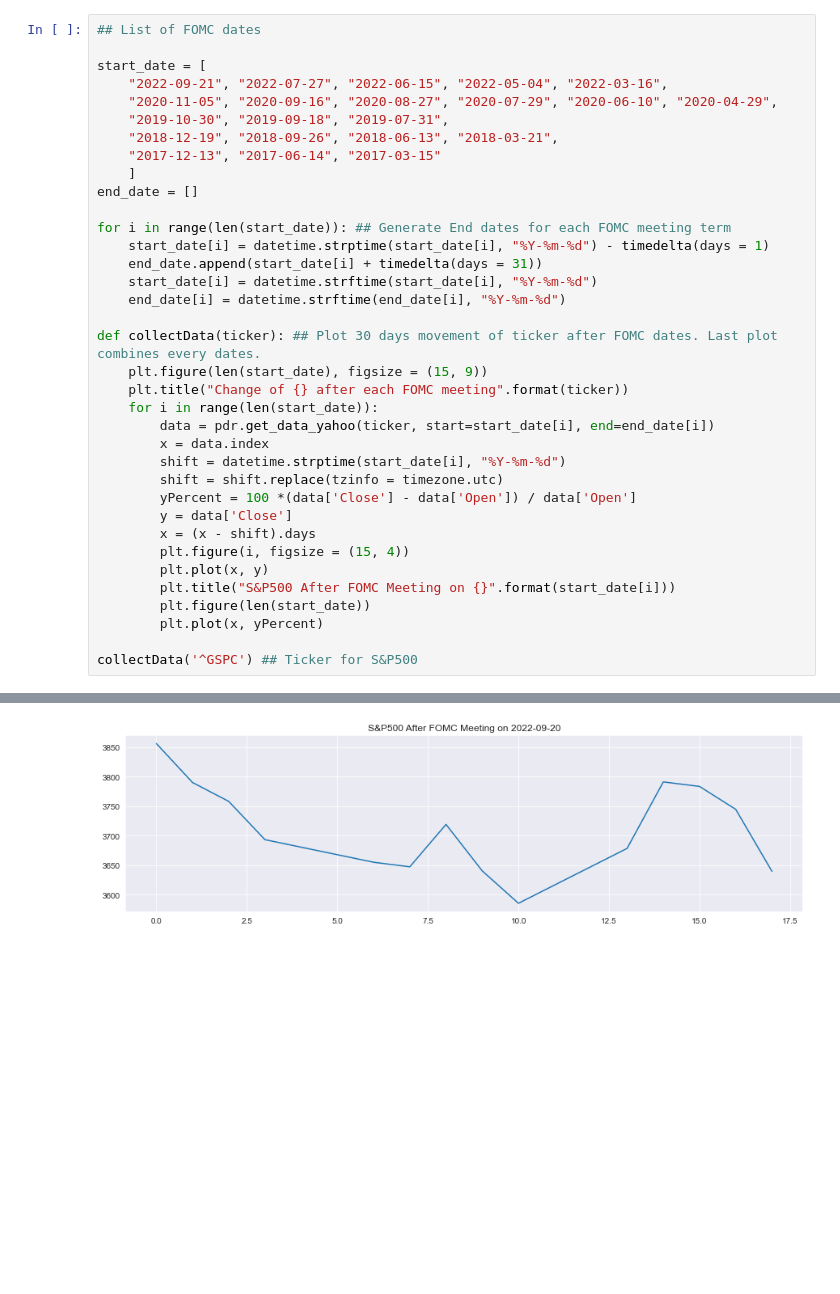
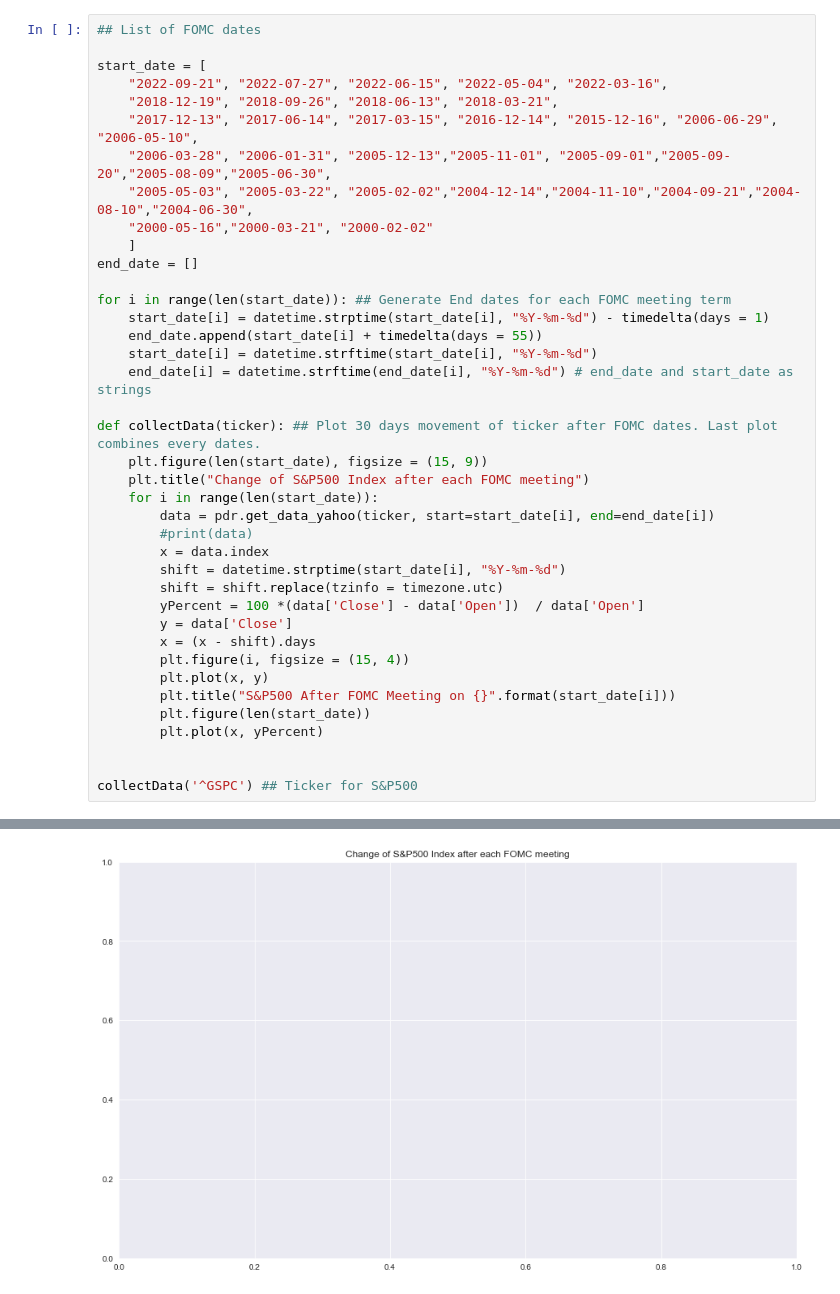
Before and after one commit to LemoNade2000/KRISSSemesterLongProject, a Jupyter notebook: dataCollection.ipynb, the cells around one changed output, grey strips where cells are left out. Drawn from its saved outputs; the diff is of its cells as text; blank space fills up the shorter version.

Commit message:
data collection change

```diff
--- a/dataCollection.ipynb
+++ b/dataCollection.ipynb
@@ -14,28 +17,30 @@ plt.rcParams.update({'figure.max_open_warning': 0})
 
 start_date = [
     "2022-09-21", "2022-07-27", "2022-06-15", "2022-05-04", "2022-03-16",
-    "2020-11-05", "2020-09-16", "2020-08-27", "2020-07-29", "2020-06-10", "2020-04-29",
-    "2019-10-30", "2019-09-18", "2019-07-31",
     "2018-12-19", "2018-09-26", "2018-06-13", "2018-03-21",
-    "2017-12-13", "2017-06-14", "2017-03-15"
+    "2017-12-13", "2017-06-14", "2017-03-15", "2016-12-14", "2015-12-16", "2006-06-29", "2006-05-10",
+    "2006-03-28", "2006-01-31", "2005-12-13","2005-11-01", "2005-09-01","2005-09-20","2005-08-09","2005-06-30",
+    "2005-05-03", "2005-03-22", "2005-02-02","2004-12-14","2004-11-10","2004-09-21","2004-08-10","2004-06-30",
+    "2000-05-16","2000-03-21", "2000-02-02"
     ]
 end_date = []
 
 for i in range(len(start_date)): ## Generate End dates for each FOMC meeting term
     start_date[i] = datetime.strptime(start_date[i], "%Y-%m-%d") - timedelta(days = 1)
-    end_date.append(start_date[i] + timedelta(days = 31))
+    end_date.append(start_date[i] + timedelta(days = 55))
     start_date[i] = datetime.strftime(start_date[i], "%Y-%m-%d")
-    end_date[i] = datetime.strftime(end_date[i], "%Y-%m-%d")
+    end_date[i] = datetime.strftime(end_date[i], "%Y-%m-%d") # end_date and start_date as strings
 
 def collectData(ticker): ## Plot 30 days movement of ticker after FOMC dates. Last plot combines every dates.
     plt.figure(len(start_date), figsize = (15, 9))
-    plt.title("Change of {} after each FOMC meeting".format(ticker))
+    plt.title("Change of S&P500 Index after each FOMC meeting")
     for i in range(len(start_date)):
         data = pdr.get_data_yahoo(ticker, start=start_date[i], end=end_date[i])
+        #print(data)
         x = data.index
         shift = datetime.strptime(start_date[i], "%Y-%m-%d")
         shift = shift.replace(tzinfo = timezone.utc)
-        yPercent = 100 *(data['Close'] - data['Open']) / data['Open']
+        yPercent = 100 *(data['Close'] - data['Open'])  / data['Open']
         y = data['Close']
         x = (x - shift).days
         plt.figure(i, figsize = (15, 4))
@@ -44,6 +49,7 @@ def collectData(ticker): ## Plot 30 days movement of ticker after FOMC dates. La
         plt.figure(len(start_date))
         plt.plot(x, yPercent)
 
+
 collectData('^GSPC') ## Ticker for S&P500
 # %% [output]
 [*********************100%***********************]  1 of 1 completed
@@ -66 +57 @@ collectData('^GSPC') ## Ticker for S&P500
-[figure, old version]
+[figure, new version]
```
Also changed, not shown: parts of 10 cells of this notebook.
